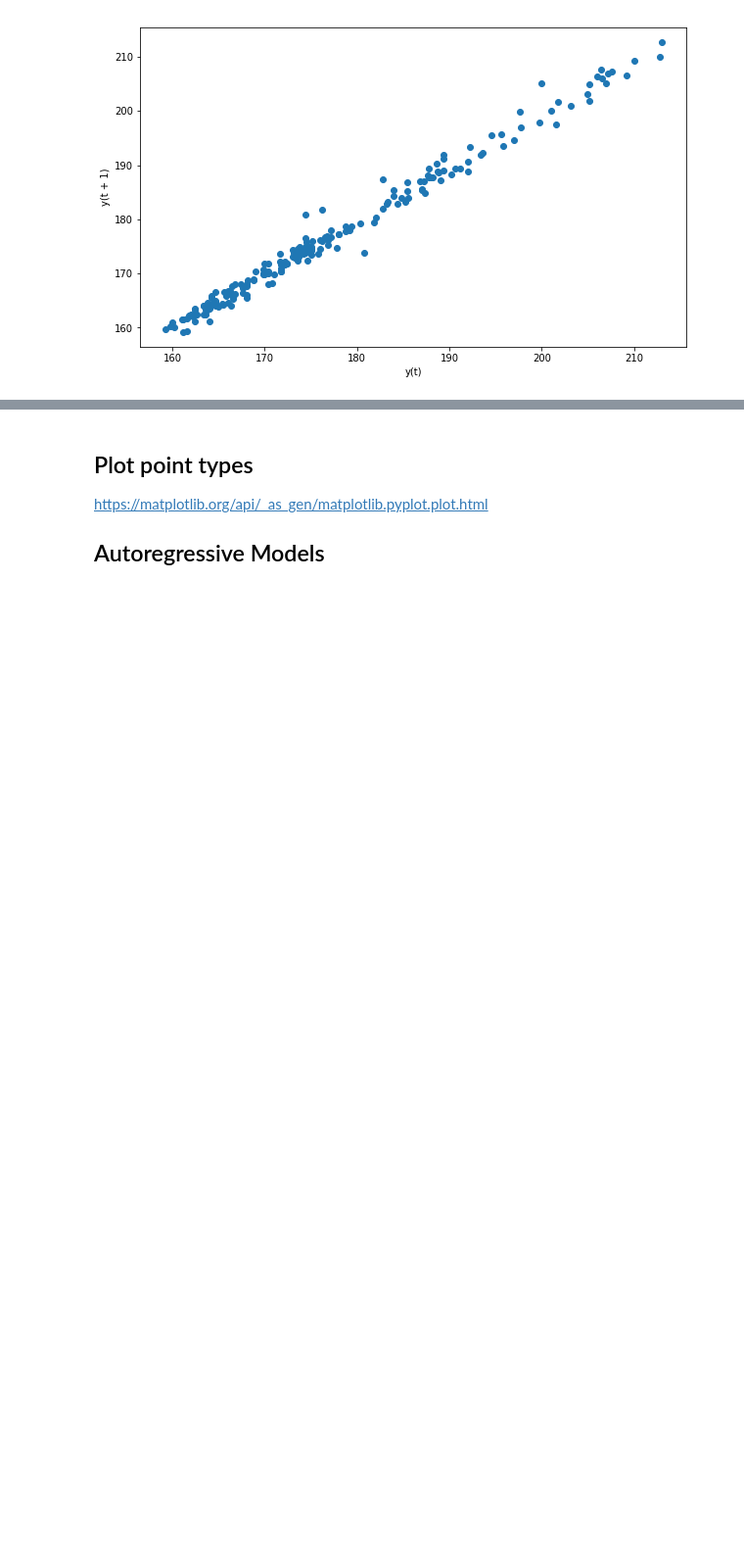
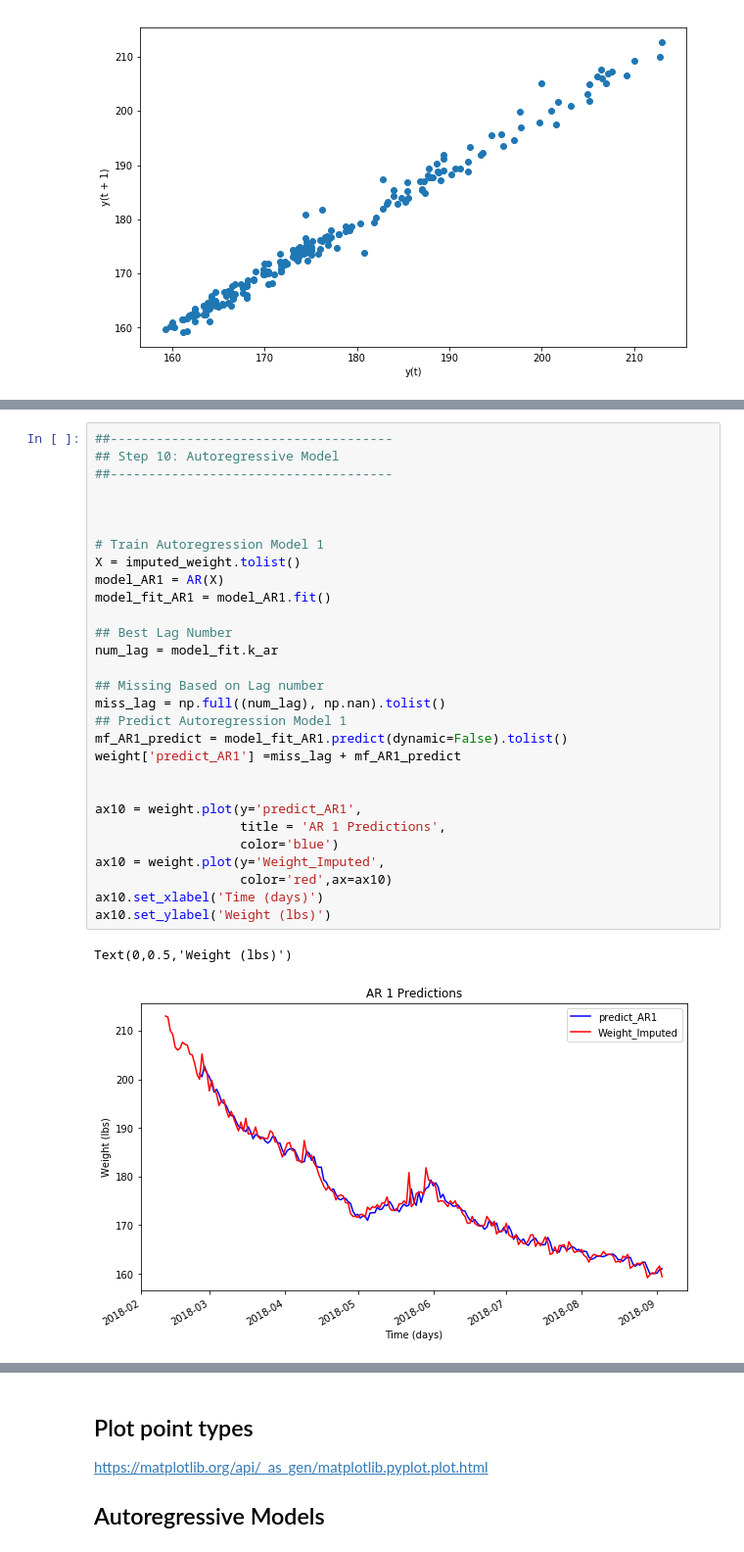
Before and after one commit to jamesijw23/JupyterNotebookworkflow, a Jupyter notebook: Week 3 Blog_Notes.ipynb, the cells around one changed output, grey strips where cells are left out. Shown: that part at 98% size. Drawn from its saved outputs; the diff is of its cells as text; blank space fills up the shorter version.

```diff
--- a/Week 3 Blog_Notes.ipynb
+++ b/Week 3 Blog_Notes.ipynb
@@ -369,0 +345,32 @@ Coefficients: [ 3.83479016  0.5573208   0.23224997 -0.00813978  0.24653872 -0.18
+# %%
+##-------------------------------------
+## Step 10: Autoregressive Model
+##-------------------------------------
+
+
+
+# Train Autoregression Model 1
+X = imputed_weight.tolist()
+model_AR1 = AR(X)
+model_fit_AR1 = model_AR1.fit()
+
+## Best Lag Number
+num_lag = model_fit.k_ar
+
+## Missing Based on Lag number
+miss_lag = np.full((num_lag), np.nan).tolist()
+## Predict Autoregression Model 1
+mf_AR1_predict = model_fit_AR1.predict(dynamic=False).tolist()
+weight['predict_AR1'] =miss_lag + mf_AR1_predict
+
+
+ax10 = weight.plot(y='predict_AR1',
+                   title = 'AR 1 Predictions',
+                   color='blue')
+ax10 = weight.plot(y='Weight_Imputed',
+                   color='red',ax=ax10)
+ax10.set_xlabel('Time (days)')
+ax10.set_ylabel('Weight (lbs)')
+# %% [output]
+Text(0,0.5,'Weight (lbs)')
+[figure, added]
```
Also changed, not shown: parts of 6 cells of this notebook.
